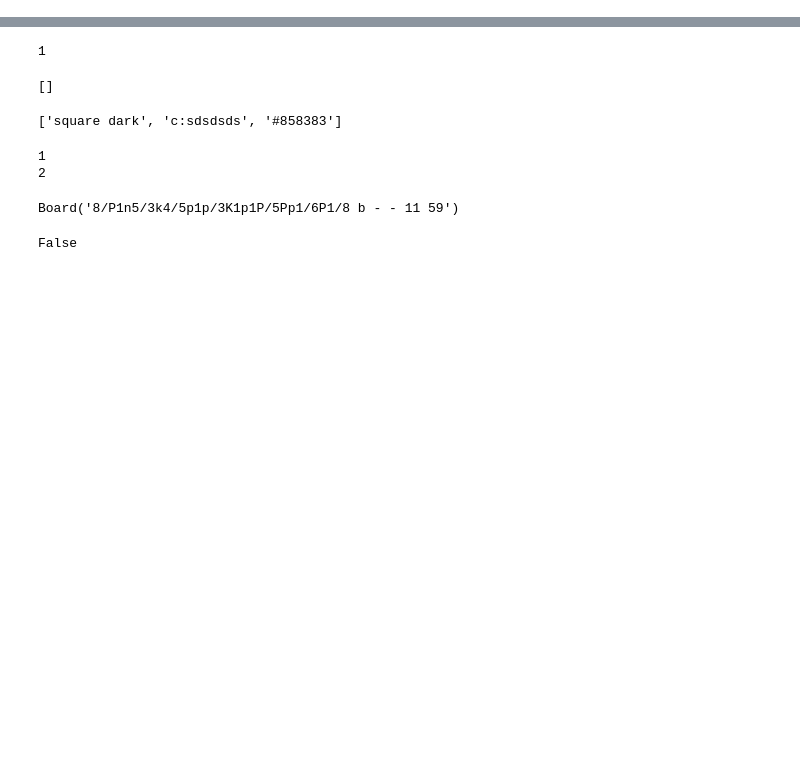
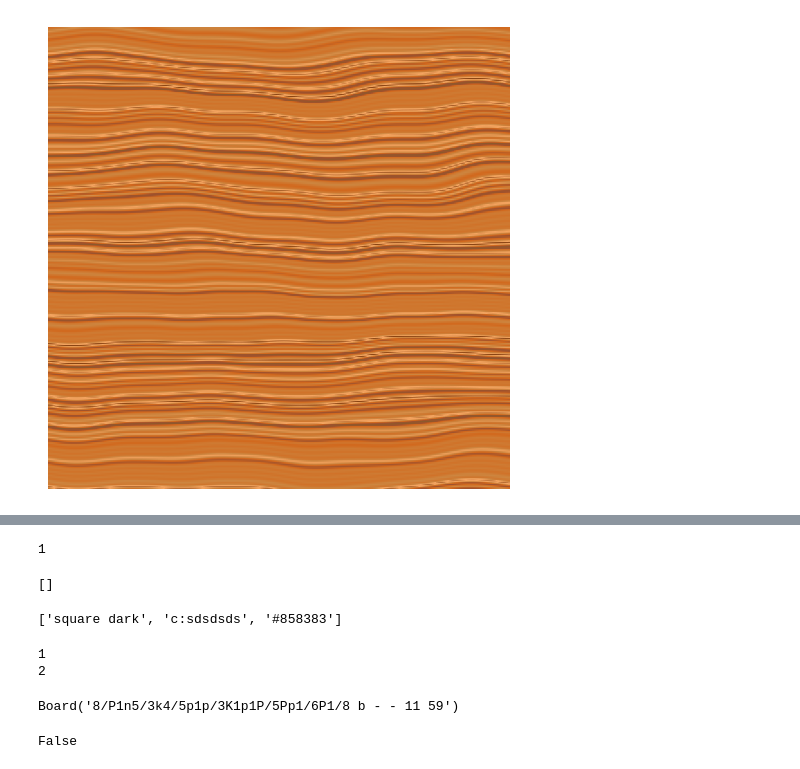
Before and after one commit to warpdynamicsltd/chesslab, a Jupyter notebook: notebooks/draft.ipynb, the cells around one changed output, grey strips where cells are left out. Cells and saved outputs as stored; diff of their text form; code cells hidden in the pictures; blank space fills up the shorter version.

```diff
--- a/notebooks/draft.ipynb
+++ b/notebooks/draft.ipynb
@@ -8,0 +172,21 @@ from IPython.display import display
+# %%
+from matplotlib.colors import LinearSegmentedColormap
+# Define your custom colors (as an example, different shades of brown)
+colors = ["#8b5a2b", "#a0522d", "#d2691e", "#cd853f", "#f4a460", "#8b4513"]
+n_bins = [3, 6, 10, 100]  # Increase bins for finer transitions
+
+# Create a custom colormap
+cmap_name = 'custom_wood'
+cm = LinearSegmentedColormap.from_list(cmap_name, colors, N=256)
+
+# Generate the wood texture
+size = 256  # Texture size
+#texture = generate_wood_texture_with_curved_grains(size, ...)  # Assume this function is defined
+
+# Plot using the custom colormap
+plt.figure(figsize=(6,6))
+plt.imshow(texture, cmap=cm, origin='lower')
+plt.axis('off')
+plt.show()
+# %% [output]
+[figure, added]
```
Also changed, not shown: parts of 9 cells of this notebook, 5 other files.
